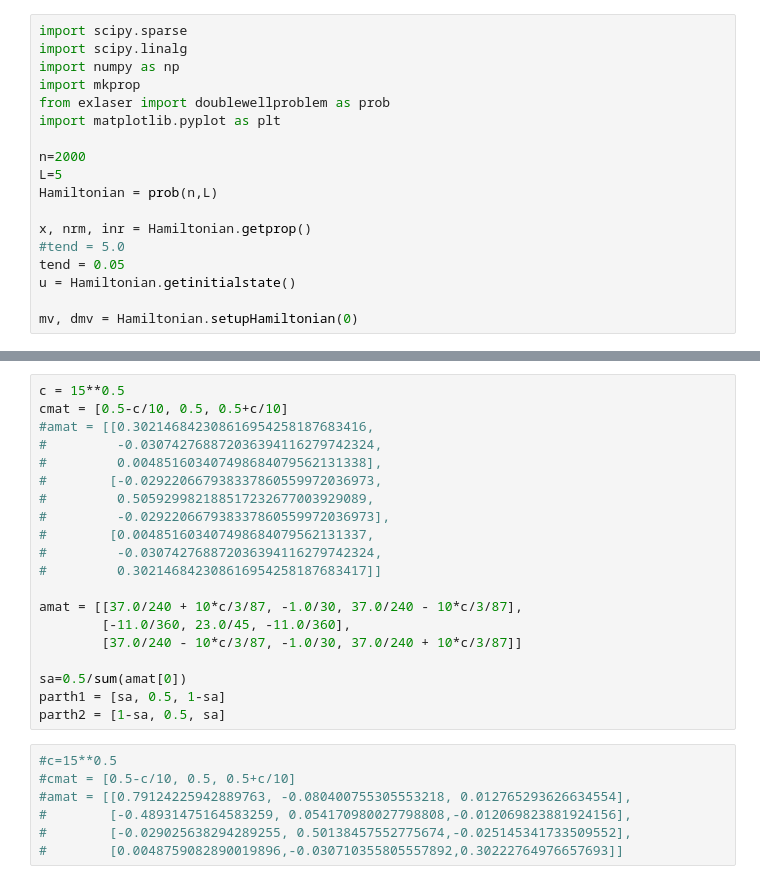
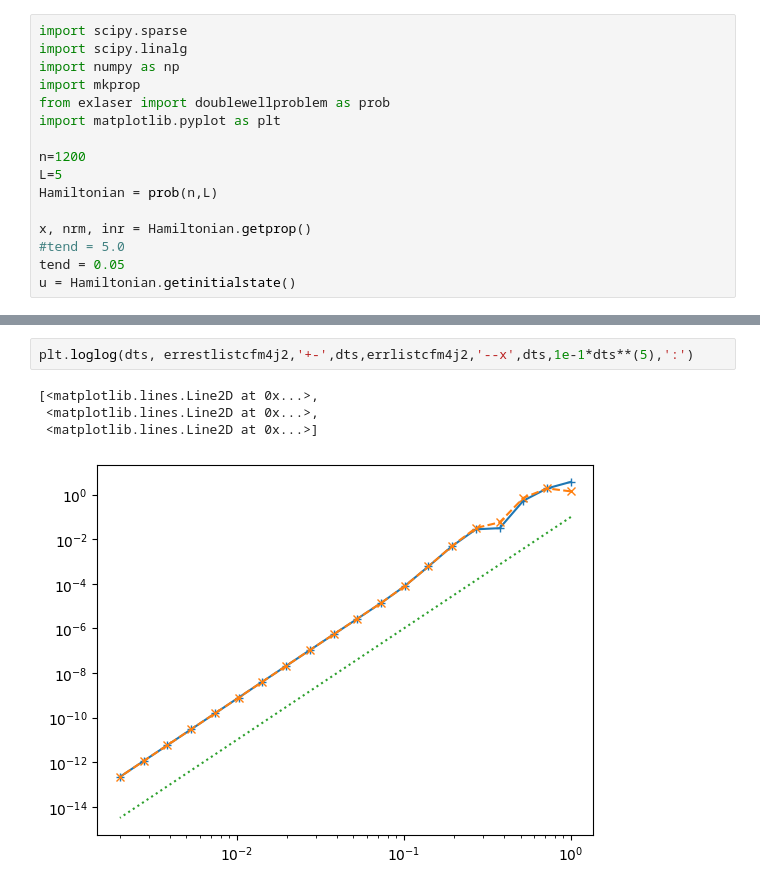
Before and after one commit to newbisi/mkprop, a Jupyter notebook: examples/testerrasymorder.ipynb, the cells around one changed output, grey strips where cells are left out. Drawn from its saved outputs; the diff is of its cells as text.

```diff
--- a/examples/testerrasymorder.ipynb
+++ b/examples/testerrasymorder.ipynb
@@ -6,7 +6,7 @@ import mkprop
 from exlaser import doublewellproblem as prob
 import matplotlib.pyplot as plt
 
-n=2000
+n=1200
 L=5
 Hamiltonian = prob(n,L)
 
@@ -14,8 +14,6 @@ x, nrm, inr = Hamiltonian.getprop()
 #tend = 5.0
 tend = 0.05
 u = Hamiltonian.getinitialstate()
-
-mv, dmv = Hamiltonian.setupHamiltonian(0)
 # %%
 np.set_printoptions(linewidth=180)
 m=40
@@ -118,28 +163,8 @@ for dt, ij in zip(dts,range(len(dts))):
-# %%
-c = 15**0.5
-cmat = [0.5-c/10, 0.5, 0.5+c/10]
-#amat = [[0.302146842308616954258187683416,
-#         -0.030742768872036394116279742324,
-#         0.004851603407498684079562131338],
-#        [-0.029220667938337860559972036973,
-#         0.505929982188517232677003929089,
-#         -0.029220667938337860559972036973],
-#        [0.004851603407498684079562131337,
-#         -0.030742768872036394116279742324,
-#         0.302146842308616954258187683417]]
-
-amat = [[37.0/240 + 10*c/3/87, -1.0/30, 37.0/240 - 10*c/3/87],
-        [-11.0/360, 23.0/45, -11.0/360],
-        [37.0/240 - 10*c/3/87, -1.0/30, 37.0/240 + 10*c/3/87]]
-
-sa=0.5/sum(amat[0])
-parth1 = [sa, 0.5, 1-sa]
-parth2 = [1-sa, 0.5, sa]
-# %%
-#c=15**0.5
-#cmat = [0.5-c/10, 0.5, 0.5+c/10]
-#amat = [[0.79124225942889763, -0.080400755305553218, 0.012765293626634554],
-#        [-0.48931475164583259, 0.054170980027798808,-0.012069823881924156],
-#        [-0.029025638294289255, 0.50138457552775674,-0.025145341733509552],
-#        [0.0048759082890019896,-0.030710355805557892,0.30222764976657693]]
+# %%
+plt.loglog(dts, errestlistcfm4j2,'+-',dts,errlistcfm4j2,'--x',dts,1e-1*dts**(5),':')
+# %% [output]
+[<matplotlib.lines.Line2D at 0x...>,
+ <matplotlib.lines.Line2D at 0x...>,
+ <matplotlib.lines.Line2D at 0x...>]
+[figure, added]
 # %%
```
Also changed, not shown: parts of 13 cells of this notebook, 11 other files.
